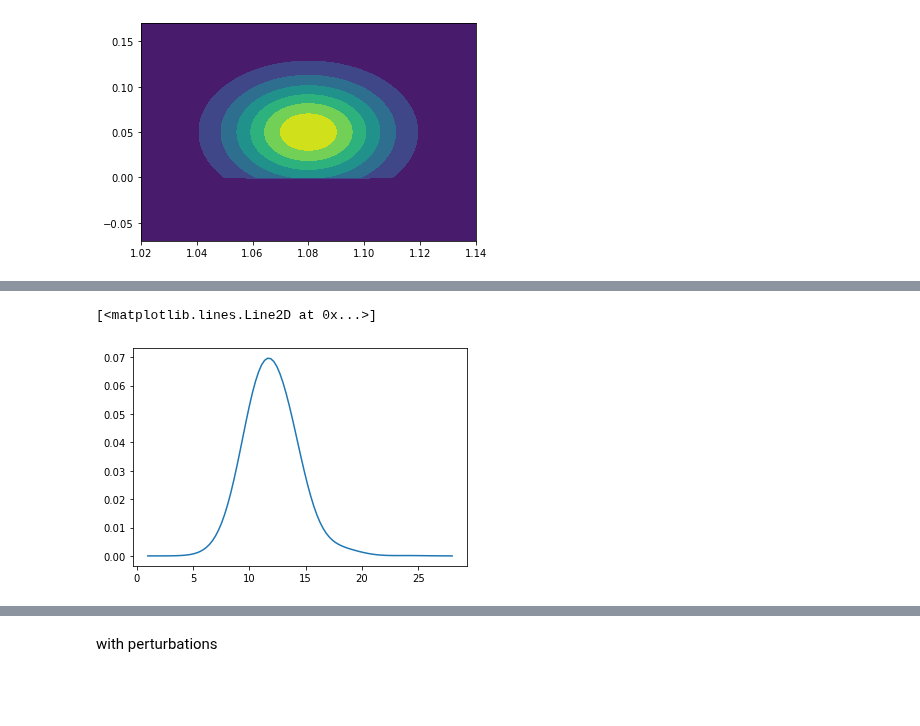
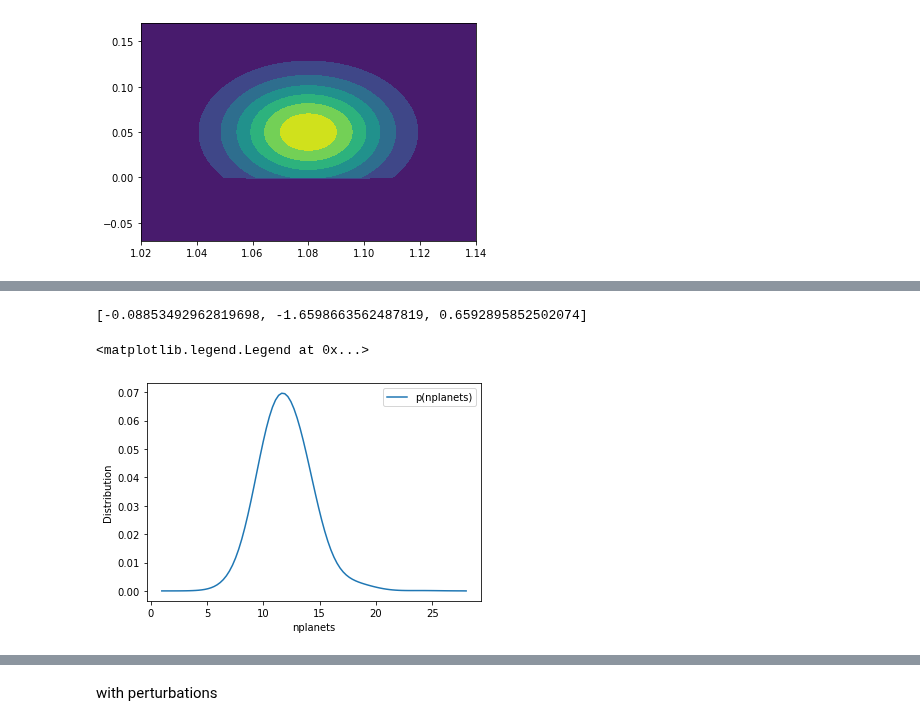
Before and after one commit to fjbautistas/kde_example, a Jupyter notebook: Marginal_Distributions.ipynb, the cells around one changed output, grey strips where cells are left out. Cells and saved outputs as stored; diff of their text form; code cells hidden in the pictures; blank space fills up the shorter version.

Commit message:
posterior function

```diff
--- a/Marginal_Distributions.ipynb
+++ b/Marginal_Distributions.ipynb
@@ -233,7 +244,7 @@ def posterior(likelihood,prior):
         norm = ((post.sum(axis=0)*(diff[0])).sum(axis=0)*(diff[1])).sum()*(diff[2])
 
     elif likelihood.dim == 4:
-        norm = ((post.sum(axis=0)*(diff[0])).sum(axis=0)*(diff[1])).sum()*(diff[2])
+        norm = (((post.sum(axis=0)*(diff[0])).sum(axis=0)*(diff[1])).sum(axis=0)*(diff[2])).sum()*diff[3]
 
 
     return post/norm
@@ -258,5 +275,20 @@ Np_marginal = (post.sum(axis=0)*dx).sum(axis=0)*dy
+# %%
+def marginal(posterior, likelihood):
+
+    diff = [likelihood.data_std[:,i][1] - likelihood.data_std[:,i][0] for i in range(len(likelihood.data_std[0]))]
+    print(diff)
+    M = (posterior.sum(axis=0)*diff[0]).sum(axis=0)*diff[1]
+
+    return M
+# %%
+Np_marginal = marginal(post, likelihood)
+# %% [output]
+[-0.08853492962819698, -1.6598663562487819, 0.6592895852502074]
 # %%
-plt.plot(likelihood.real_interval[2], Np_marginal)
+plt.plot(likelihood.real_interval[2], Np_marginal, label="p(nplanets)")
+plt.xlabel("nplanets")
+plt.ylabel("Distribution")
+plt.legend()
 # %% [output]
-[<matplotlib.lines.Line2D at 0x...>]
+<matplotlib.legend.Legend at 0x...>
-[figure, old version]
+[figure, new version]
```
Also changed, not shown: parts of 16 cells of this notebook, 1 other file.
